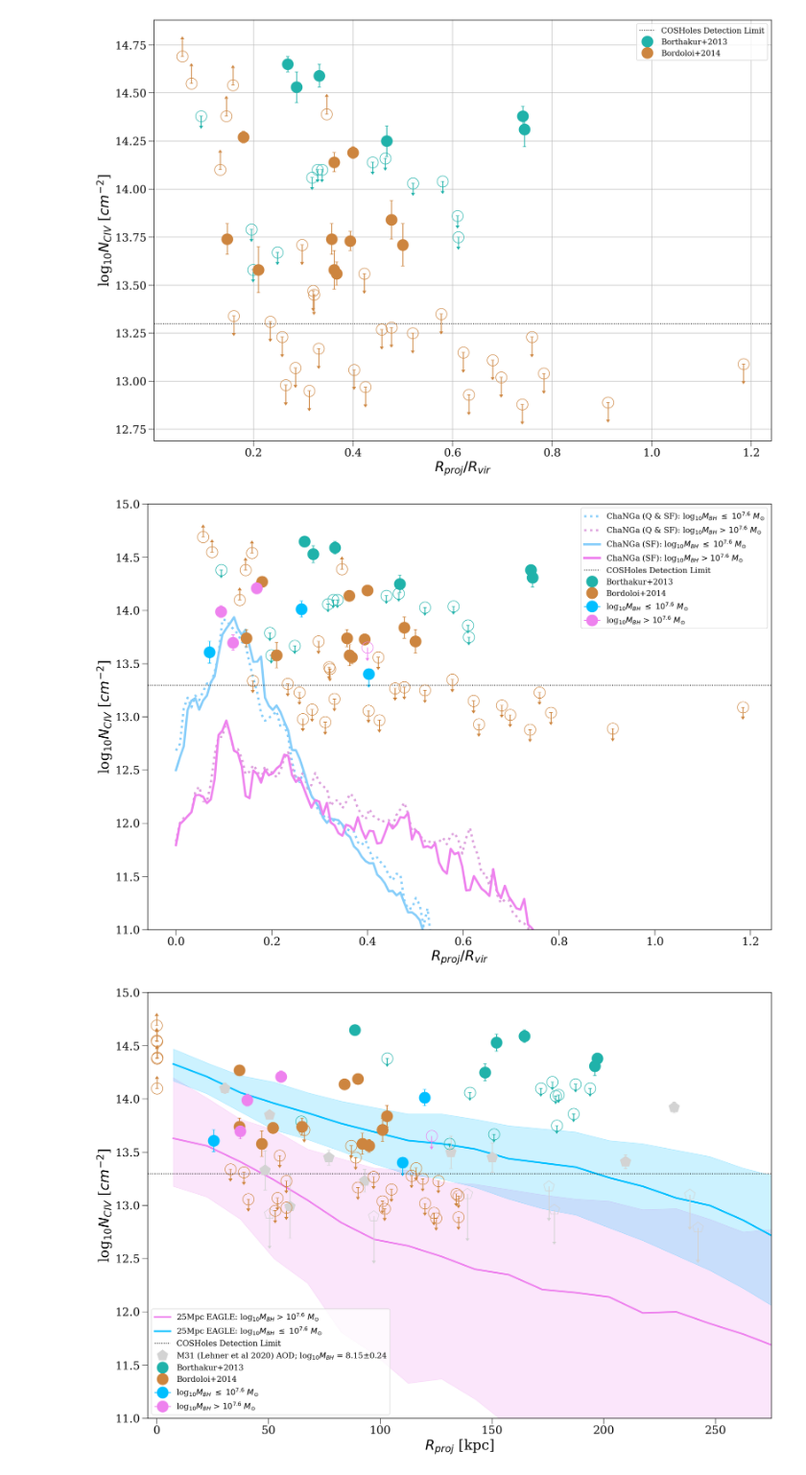
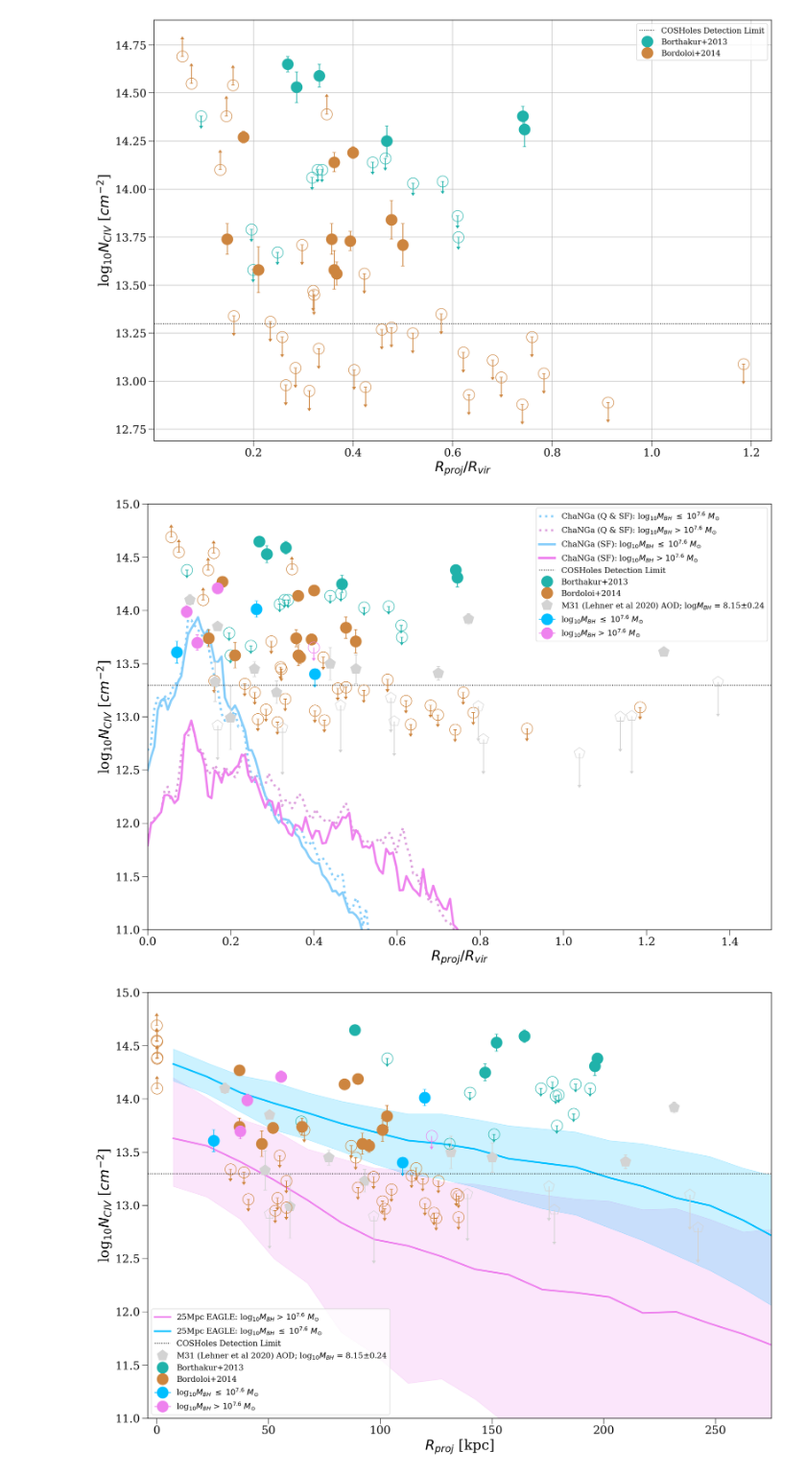
Before and after one commit to samlugarza/COS-Holes, a Jupyter notebook: notebooks/COS-Holes_&_literature_CIV_analysis.ipynb, the cells around one changed output. Shown: that part at 96% size. Drawn from its saved outputs; the diff is of its cells as text; code cells hidden in the pictures.

Commit message:
added rvir for M31 data

```diff
--- a/notebooks/COS-Holes_&_literature_CIV_analysis.ipynb
+++ b/notebooks/COS-Holes_&_literature_CIV_analysis.ipynb
@@ -324,3 +324,11 @@ amiga_2_det_sum = amiga_2_det_sum.loc[(amiga_2_det_sum['sumlogN']!= 0)]
 amiga_2_det_sum = amiga_2_det_sum.loc[amiga_2_det_sum['MS']==0]
 
 #amiga_2_det_sum
+# %%
+#Calculating the Project AMIGA Rproj/Rvir so that I can add to future plot
+amiga_m31_rvrir = 300 #kpc
+
+amiga_det_R = np.array(amiga_2_det_sum['Rad'])
+
+amiga_det_RRvir = amiga_det_R/amiga_m31_rvrir
+amiga_det_RRvir
@@ -331,3 +343,9 @@ amiga_2_up_sum = amiga_2_up_sum.loc[(amiga_2_up_sum['sumlogN']!= 0)]
 amiga_2_up_sum = amiga_2_up_sum.loc[(amiga_2_up_sum['MS']== 0)]
 
 #amiga_2_up_sum
+# %%
+#Calculating the Project AMIGA Rproj/Rvir so that I can add to future plot
+amiga_up_R = np.array(amiga_2_up_sum['Rad'])
+
+amiga_up_RRvir = amiga_up_R/amiga_m31_rvrir
+amiga_up_RRvir
@@ -399,6 +421,19 @@ plt.errorbar(RpRv_B14[37:], civ_B14[37:], yerr = civ_err_B13[15], capsize=3, c =
 #Detections
 plt.errorbar(RpRv_B14[26:37], civ_B14[26:37], yerr = civ_err_B14[26:37], capsize=3, c = 'peru', label = 'Bordoloi+2014',
             marker = 'o', markersize = 20, ls='none')
+
+########################################################
+
+# M31 information from Project AMIGA:
+# BH Mass: https://arxiv.org/pdf/1707.04001.pdf = 8.15+/- 0.24
+
+##### M31 Detections (Sums)
+plt.errorbar (amiga_det_RRvir, amiga_2_det_sum['logN'], yerr=amiga_2_det_sum['sum_elogN'],capsize = 3, c = 'lightgrey',
+              marker="p", markersize=20, label='M31 (Lehner et al 2020) AOD; log$M_{BH}$ = 8.15$\pm$0.24', ls='none')
+
+##### M31 Upper Limits (Sums)
+plt.errorbar (amiga_up_RRvir, amiga_2_up_sum['logN'], yerr=amiga_2_up_sum['sum_elogN'],uplims=True, c = 'lightgrey',
+              marker="p",mfc='none',markersize=20, ls='none')
 
 #######################################################
 
@@ -417,35 +452,35 @@ plt.errorbar(rproj[5]/rvir[5], civ_df_J1051['N'][6], yerr= civ_df_J1051['sigN'][
              label = 'log$_{10}M_{BH}$ > $10^{7.6}$ $M_{\odot}$', marker=".", markersize=40)
 
 #J1123
 plt.errorbar(rproj[6]/rvir[6], civ_df_J1123['N'][2], yerr=civ_df_J1123['sigN'][2],capsize = 3, c = 'deepskyblue',
              marker=".", markersize=40)
 
 #J0246
 plt.errorbar(rproj[7]/rvir[7], civ_df_J0246['N'][2], civ_df_J0246['sigN'][2], capsize = 3, c = 'violet',
              marker=".", markersize=40)
 
 ##################################################################
 ##### Upper Limits
 
 #J1101 - NGC 3489 (0) (DETECTION UPPER LIMIT)
 plt.errorbar(rproj[0]/rvir[0], civ_df_J1101['N'][4], yerr=civ_df_J1101['sigN'][4], uplims=True, c = 'deepskyblue',
              marker=".", markersize=40)
 
 #J1235 - NGC 4564 (8)
 plt.errorbar (rproj[8]/rvir[8], np.log10(10**13.17+10**13.48), yerr=civ_df_J1101['sigN'][4],uplims=True, c = 'violet',
               marker=".",mfc='none',markersize=40)
 
 plt.axhline(13.3, c='k', ls=':', label='COSHoles Detection Limit')
 #plt.axvline(150, c='k', ls='-')
 plt.ylim(11, 15)
-#plt.xlim(0, 0.5)
+plt.xlim(0, 1.5)
 plt.xlabel ('$R_{proj}/R_{vir}$')
 plt.ylabel ('log$_{10}N_{CIV}$ [$cm^{-2}$]')
 plt.legend(loc=1)
 #plt.grid(True)
 plt.show()
 # %% [output]
-[figure, old version]
+[figure, new version]
 # %%
 #Now I guess we can start plotting some things.... Lets make Fig 4 (LHS- N vs Rproj) of COS-Holes Proposal
 
```
Also changed, not shown: parts of 2 cells of this notebook, 1 other file.
